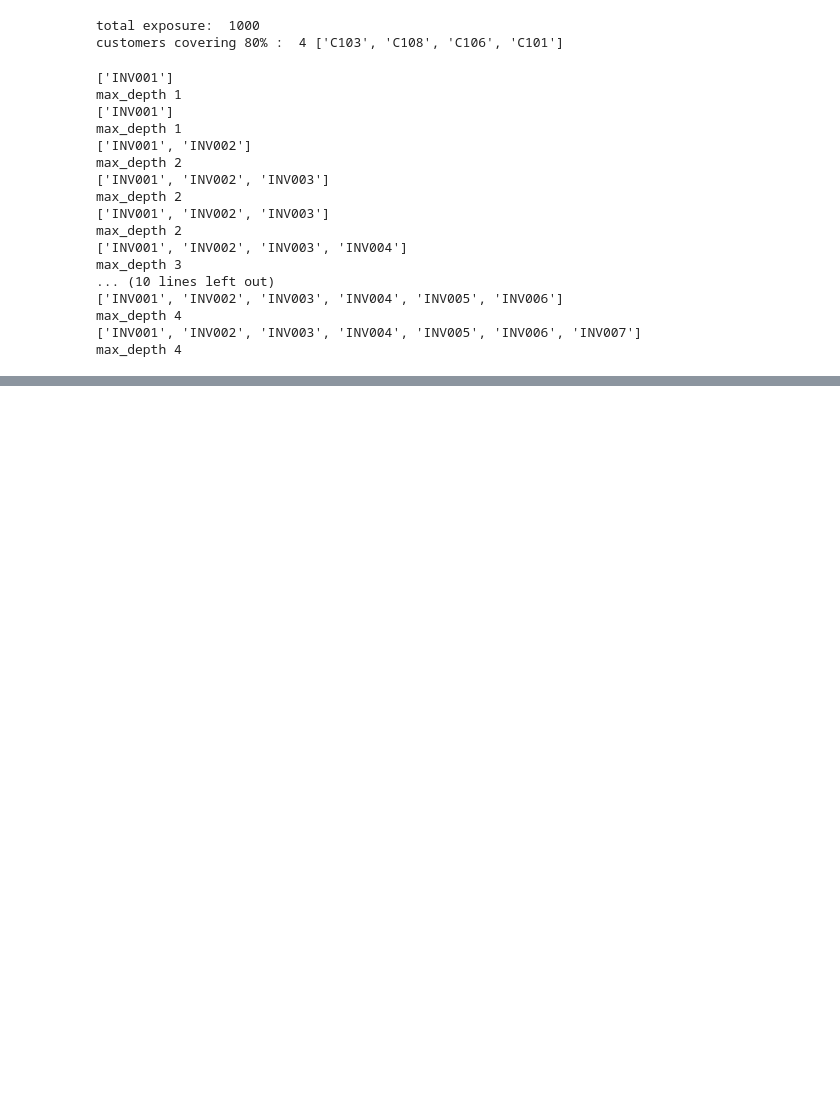
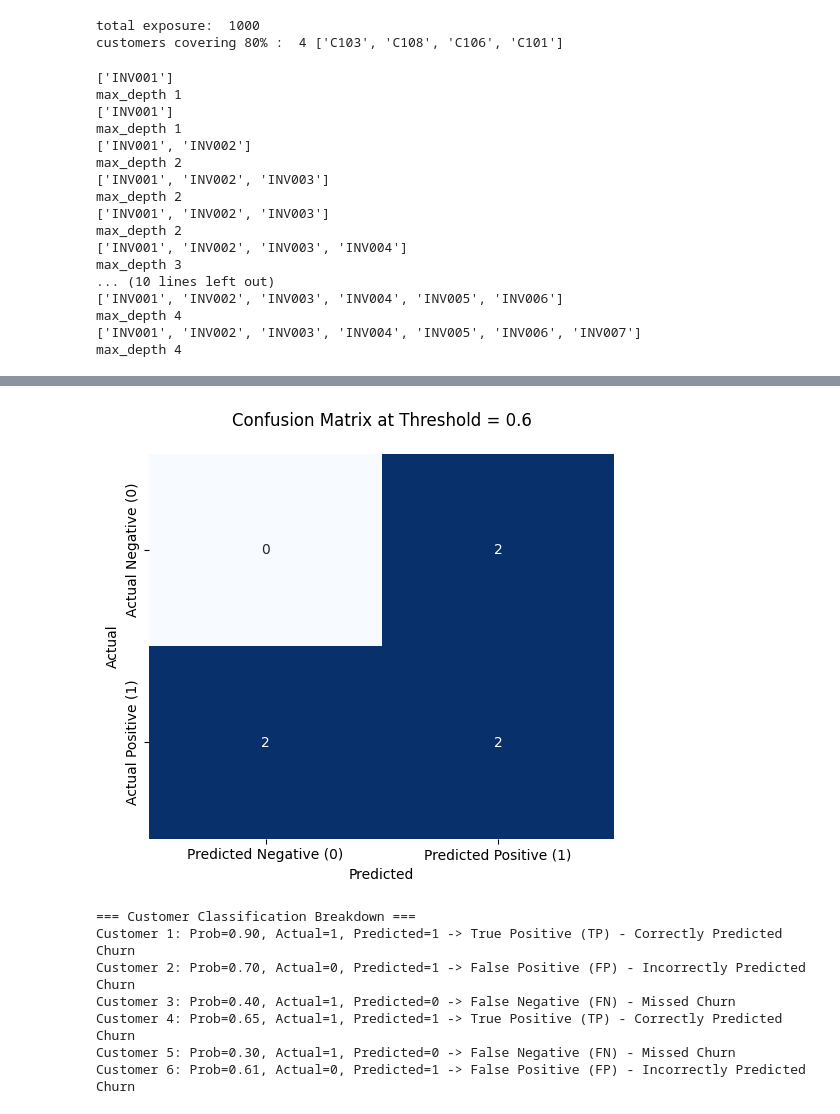
Before and after one commit to bibhutibsahu/Python-Coding-Interview, a Jupyter notebook: Kailedofin_tech_round.ipynb, the cells around one changed output, grey strips where cells are left out. Drawn from its saved outputs; the diff is of its cells as text; code cells hidden in the pictures; blank space fills up the shorter version.

```diff
--- a/Kailedofin_tech_round.ipynb
+++ b/Kailedofin_tech_round.ipynb
@@ -194,3 +194,13 @@ max_depth 3
 max_depth 4
 ['INV001', 'INV002', 'INV003', 'INV004', 'INV005', 'INV006', 'INV007']
 max_depth 4
+# %%
+data = {
+    'customer_id':     [1, 2, 3, 4, 5, 6],
+    'predicted_prob':  [0.90, 0.70, 0.40, 0.65, 0.30, 0.61],
+    'actual_churned':  [1, 0, 1, 1, 1, 0]
+}
+#Compute precision and recall at a threshold of 0.6 (predicted positive if predicted_prob >= 0.6), without using sklearn's built-in functions.
+# %%
+import pandas as pd
+df = pd.DataFrame(data)
@@ -196,0 +239,52 @@ max_depth 4
+# %%
+import matplotlib.pyplot as plt
+import seaborn as sns
+import numpy as np
+
+# Calculate True Negatives (TN) to complete the matrix
+# True Negatives: Predicted Negative and Actual Negative
+tn = (~predicted_positive & ~actual_positive).sum()
+
+# Construct the confusion matrix array
+# Format: [[TN, FP], [FN, TP]]
+cm = np.array([[tn, fp], [fn, tp]])
+
+# Plot the Confusion Matrix
+plt.figure(figsize=(6, 5))
+sns.heatmap(cm, annot=True, fmt="d", cmap="Blues", cbar=False,
+            xticklabels=["Predicted Negative (0)", "Predicted Positive (1)"],
+            yticklabels=["Actual Negative (0)", "Actual Positive (1)"])
+plt.ylabel("Actual")
+plt.xlabel("Predicted")
+
+# Adjust top margin so title is fully visible
+plt.title("Confusion Matrix at Threshold = 0.6", pad=20)
+plt.show()
+
+# Create mapping breakdown for each customer
+print("=== Customer Classification Breakdown ===")
+for idx, row in df.iterrows():
+    cust_id = row['customer_id']
+    prob = row['predicted_prob']
+    actual = row['actual_churned']
+    pred = 1 if prob >= threshold else 0
+
+    if pred == 1 and actual == 1:
+        category = "True Positive (TP) - Correctly Predicted Churn"
+    elif pred == 1 and actual == 0:
+        category = "False Positive (FP) - Incorrectly Predicted Churn"
+    elif pred == 0 and actual == 1:
+        category = "False Negative (FN) - Missed Churn"
+    else:
+        category = "True Negative (TN) - Correctly Predicted Non-Churn"
+
+    print(f"Customer {int(cust_id)}: Prob={prob:.2f}, Actual={int(actual)}, Predicted={pred} -> {category}")
+# %% [output]
+[figure, added]
+=== Customer Classification Breakdown ===
+Customer 1: Prob=0.90, Actual=1, Predicted=1 -> True Positive (TP) - Correctly Predicted Churn
+Customer 2: Prob=0.70, Actual=0, Predicted=1 -> False Positive (FP) - Incorrectly Predicted Churn
+Customer 3: Prob=0.40, Actual=1, Predicted=0 -> False Negative (FN) - Missed Churn
+Customer 4: Prob=0.65, Actual=1, Predicted=1 -> True Positive (TP) - Correctly Predicted Churn
+Customer 5: Prob=0.30, Actual=1, Predicted=0 -> False Negative (FN) - Missed Churn
+Customer 6: Prob=0.61, Actual=0, Predicted=1 -> False Positive (FP) - Incorrectly Predicted Churn
```
Also changed, not shown: parts of 2 cells of this notebook.
